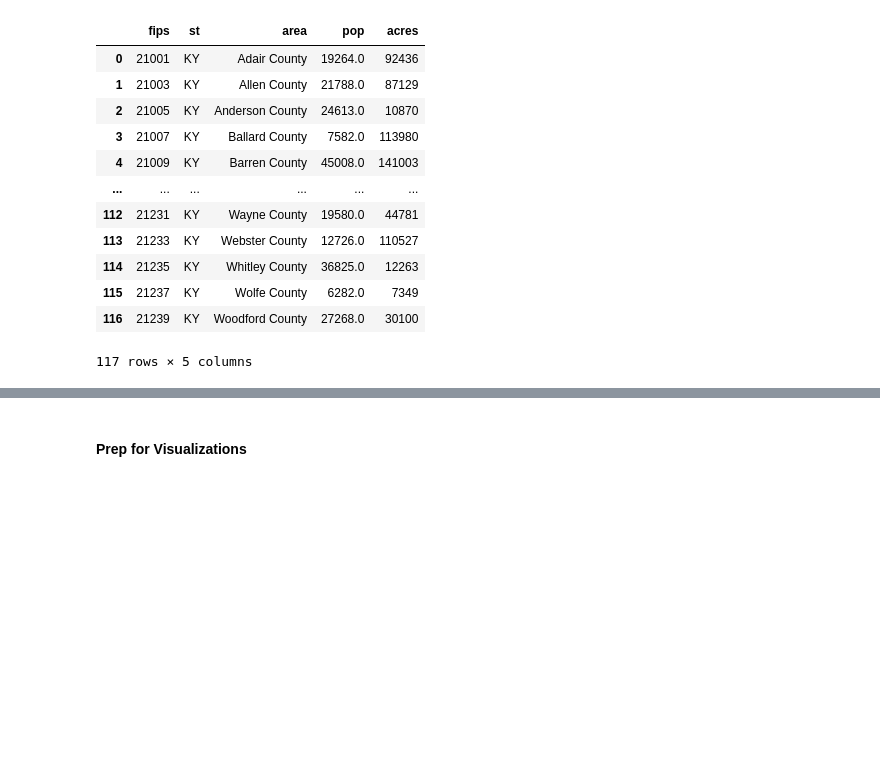
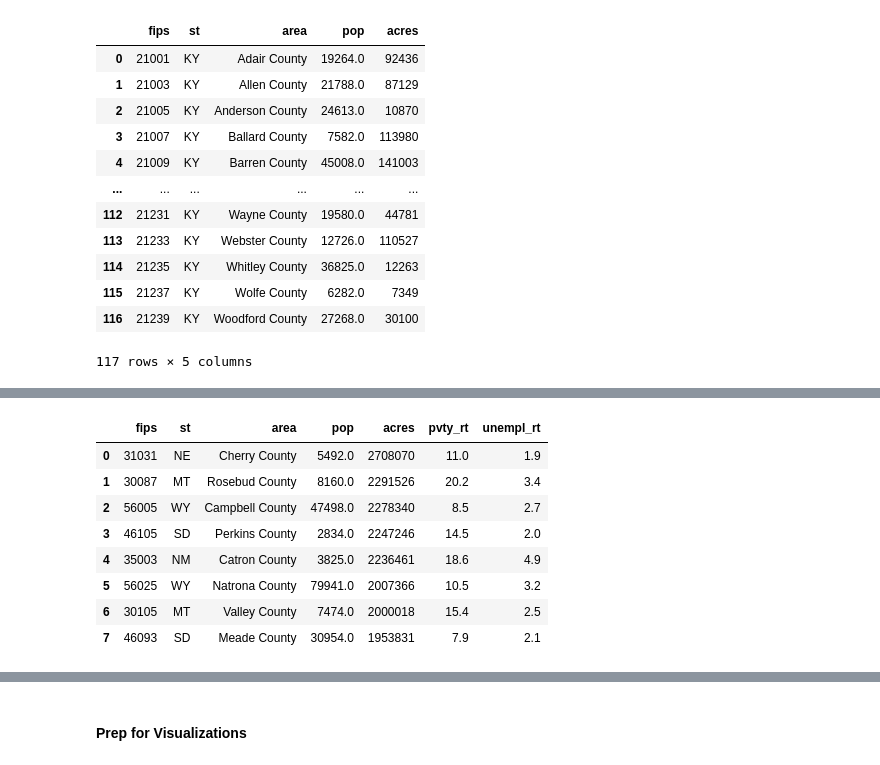
Before and after one commit to reppenp/Capstone_Project_Agri_Influence, a Jupyter notebook: workbook/agri_influence.ipynb, the cells around one changed output, grey strips where cells are left out. Saved outputs shown, nothing was run; the diff lists cells and outputs as text; code cells hidden in the pictures; blank space fills up the shorter version.

```diff
--- a/workbook/agri_influence.ipynb
+++ b/workbook/agri_influence.ipynb
@@ -779,0 +871,21 @@ pd.read_sql(query3, connection)
+# %%
+query5 = "SELECT fips, st, area, pop, acres, pvty_rt, unempl_rt FROM " \
+"(SELECT p.fips_code as fips, p.state as st, p.area_name as area, p.est_population as pop, c.farming_acres as acres, " \
+"y.poverty_rate as pvty_rt, u.unemployed_rate as unempl_rt " \
+"FROM population p " \
+"JOIN crop c ON c.fips_code = p.fips_code " \
+"JOIN poverty y ON y.fips_code = p.fips_code " \
+"JOIN unemployment u ON u.fips_code = p.fips_code) " \
+"ORDER BY acres DESC LIMIT 8; "
+
+pd.read_sql(query5, connection)
+# %% [output]
+|  | fips | st | area | pop | acres | pvty_rt | unempl_rt |
+| 0 | 31031 | NE | Cherry County | 5492.0 | 2708070 | 11.0 | 1.9 |
+| 1 | 30087 | MT | Rosebud County | 8160.0 | 2291526 | 20.2 | 3.4 |
+| 2 | 56005 | WY | Campbell County | 47498.0 | 2278340 | 8.5 | 2.7 |
+| 3 | 46105 | SD | Perkins County | 2834.0 | 2247246 | 14.5 | 2.0 |
+| 4 | 35003 | NM | Catron County | 3825.0 | 2236461 | 18.6 | 4.9 |
+| 5 | 56025 | WY | Natrona County | 79941.0 | 2007366 | 10.5 | 3.2 |
+| 6 | 30105 | MT | Valley County | 7474.0 | 2000018 | 15.4 | 2.5 |
+| 7 | 46093 | SD | Meade County | 30954.0 | 1953831 | 7.9 | 2.1 |
```
Also changed, not shown: parts of 16 cells of this notebook, 1 other file.
